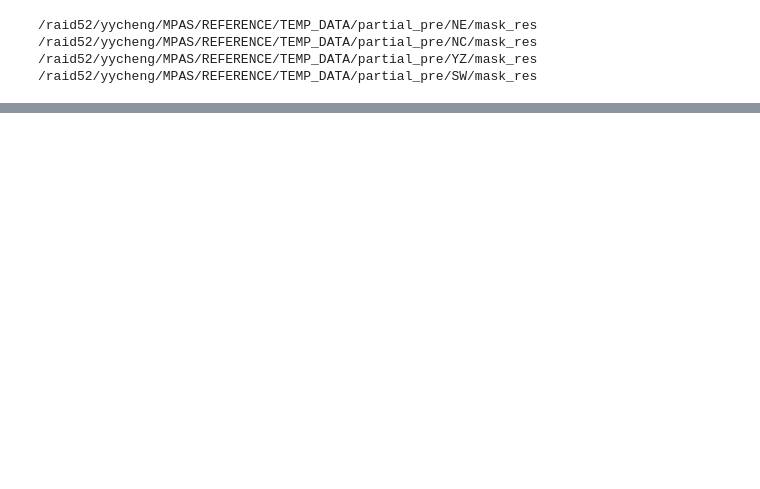
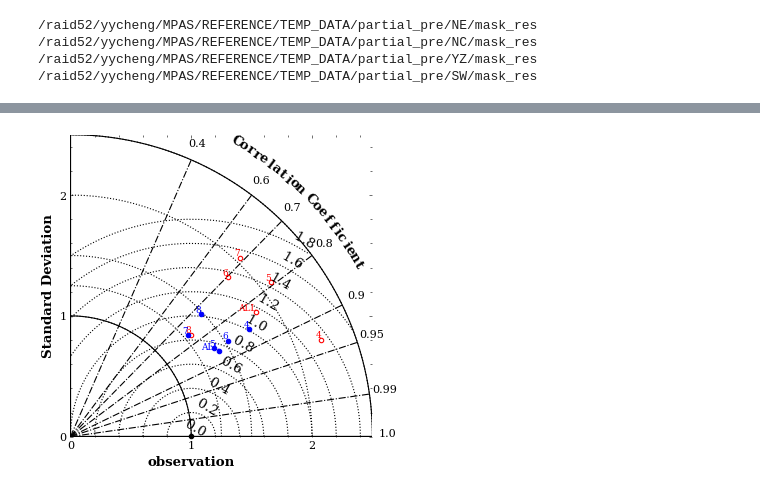
Before and after one commit to dozerlcl/MPAS_case_study, a Jupyter notebook: 92-25km_vr_rcm_postprocess/visualization/check_obs/check_cn051/pre/taylor_partial/precip_space_taylor_partial.ipynb, the cells around one changed output, grey strips where cells are left out. Cells and saved outputs as stored; diff of their text form; code cells hidden in the pictures; blank space fills up the shorter version.

```diff
--- a/92-25km_vr_rcm_postprocess/visualization/check_obs/check_cn051/pre/taylor_partial/precip_space_taylor_partial.ipynb
+++ b/92-25km_vr_rcm_postprocess/visualization/check_obs/check_cn051/pre/taylor_partial/precip_space_taylor_partial.ipynb
@@ -104,0 +122,93 @@ plt.legend(handles= patch, loc=[0.85,0.85])
+# %%
+# >> taylor_diagram
+# 不是多个模型对同一时段的模拟，绘制taylor图只是说明下相关性
+# 逐年的固定某个月份 下面的 rmsd_select_year 在 months 中的范围大致是相同的
+# label = ['Non-Dimensional Observation', 'M1']
+first_plot = 'off'
+# color_plot = ["m","y","c","g"]
+color_plot = ["r","b"]
+plt.style.use(['science', 'no-latex']) # 采用 安装的scinence绘图风格，matplotlib风格拓展
+# fig,ax = plt.subplots(4,1,figsize=(16,12))
+# ax1=fig.add_subplot(2,2,1)
+# ax2=fig.add_subplot(2,2,3)
+ind = 0
+partial_list = ["NE", "NC", "YZ", "SW"]
+for partial_ind in partial_list:
+    fig = plt.figure(figsize=(5, 5), dpi=80)
+    model_plot = partial_res[partial_ind]
+    label2 = ["obs","4","5","6","7","8","ALL"]
+    # label2 =
+    # label2 = {"obs":"b","4":"r","5":"g","6":"k","7":"r","8":"r","ALL":"r"}
+    lsCOR = np.concatenate((np.arange(0.4,1.0,0.2), [0.7,0.9, 0.95, 0.99, 1]))
+
+    sm.taylor_diagram(model_plot['vr']['sdev'],model_plot['vr']['crmsd'],model_plot['vr']['ccoef'],
+    markerLabel = label2,
+    numberPanels = 1,
+    # markerLabel = ,
+    # markerlegend = "on",
+    tickRMS = np.arange(0,2.,0.2), tickRMSangle = 60,
+    colRMS = 'k', styleRMS = ':', widthRMS = 1.0,
+    tickCOR = lsCOR,
+    showlabelsRMS = "on",
+    titleRMS = "off",
+    colCOR = "k",
+    widthCOR = 1.0,
+    tickSTD = [0,1,1.25,1.5,2.,2.5], axismax = 2.5,
+    showlabelsSTD = 'on',
+    rmslabelformat = ':.1f',
+    styleOBS = '-',
+    colOBS = 'k',
+    markerobs = 'o',
+    markerColor = color_plot[ind],
+    markerLabelColor = 'r',
+    markerSize = 8,
+    alpha = 0.,
+    overlay = first_plot,
+    titleOBS = 'observation')
+
+    sm.taylor_diagram(model_plot['rcm']['sdev'],model_plot['rcm']['crmsd'],model_plot['rcm']['ccoef'], markerLabel =label2,
+    markerColor = color_plot[ind + 1],
+    # markerlegend = "on",
+    markerLabelColor = 'b',
+    titleOBS = 'observation',
+    markerSize = 8 ,
+    alpha = 1.,
+    overlay='on')
+
+    # ax2 = sm.taylor_diagram(model_plot['rcm']['sdev'],model_plot['rcm']['crmsd'],model_plot['rcm']['ccoef'], markerLabel =label2,
+    # markerColor = color_plot[ind],
+    # # markerlegend = "on",
+    # markerLabelColor = 'b',
+    # titleOBS = 'observation',
+    # markerSize = 8 ,
+    # alpha = 1.,
+    # overlay='off')
+
+    # ind = ind + 1
+
+
+    # plt.title("title")
+    # color_plot = ["m","y","w","g"]
+    # partial_list = ["NE", "NC", "YZ", "SW"]
+    import matplotlib.patches as mpatches
+    patch = []
+    patch.append(mpatches.Patch(color='r', label='VR'))
+    patch.append(mpatches.Patch(color='b', label='RCM'))
+    # patch.append(mpatches.Patch(color='m', label='NE'))
+    # patch.append(mpatches.Patch(color='y', label='NC'))
+    # patch.append(mpatches.Patch(color='c', label='YZ'))
+    # patch.append(mpatches.Patch(color='g', label='SW'))
+    # plt.legend(handles= patch, loc=[0.85,0.85])
+
+    # legend_elements = [color='b', lw=4, label='Line'),
+    # Line2D([0], [0], marker='o', color='w', label='Scatter',
+    #                           markerfacecolor='g', markersize=15),
+    #                    Patch(facecolor='orange', edgecolor='r',
+    #                          label='Color Patch')]
+    # plt.legend(label1, loc='upper right')
+
+    # pic_output_path = "/m2data2/yycheng/playground/MPAS_case_study/case_template/92-25km_vr_rcm_postprocess/visualization/check_obs/check_cn051/pre/taylor/output_pic/"
+    plt.savefig("./output_pic/taylor_" + partial_ind,dpi=300, facecolor = 'white')
+    # del(ax)
+# %% [output]
+[figure, added]
```
Also changed, not shown: parts of 3 cells of this notebook, 6 other files.
